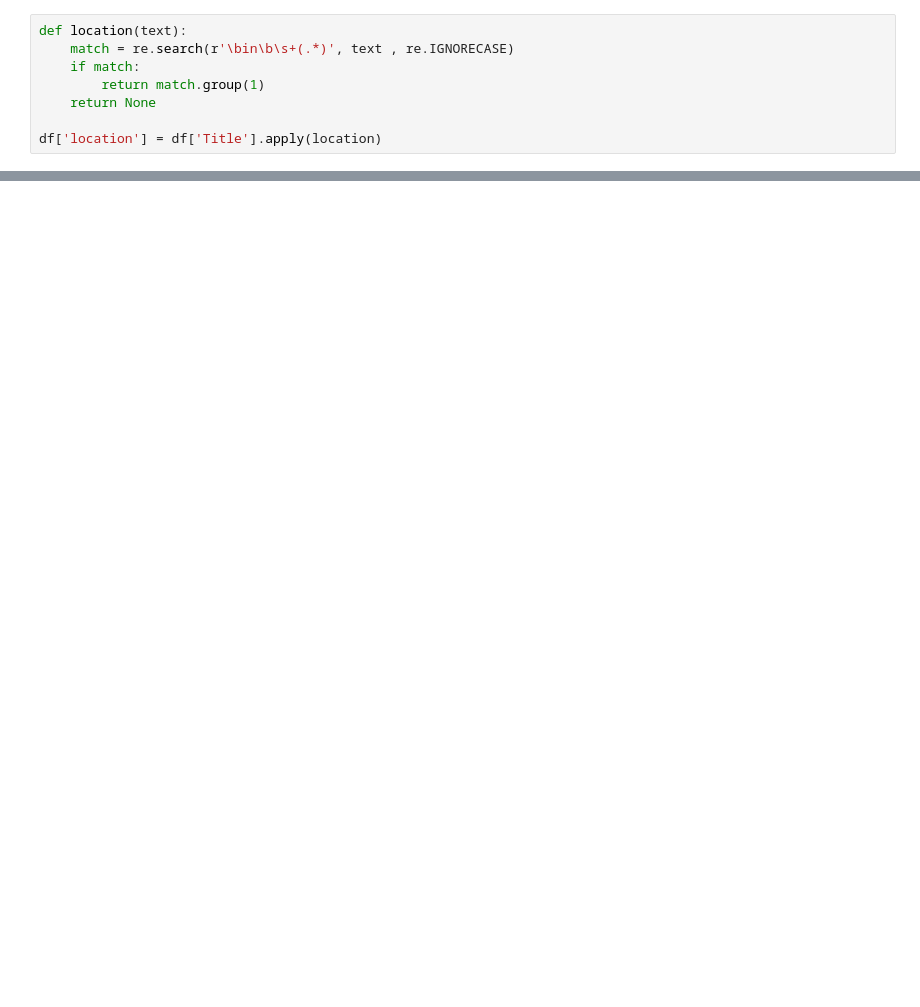
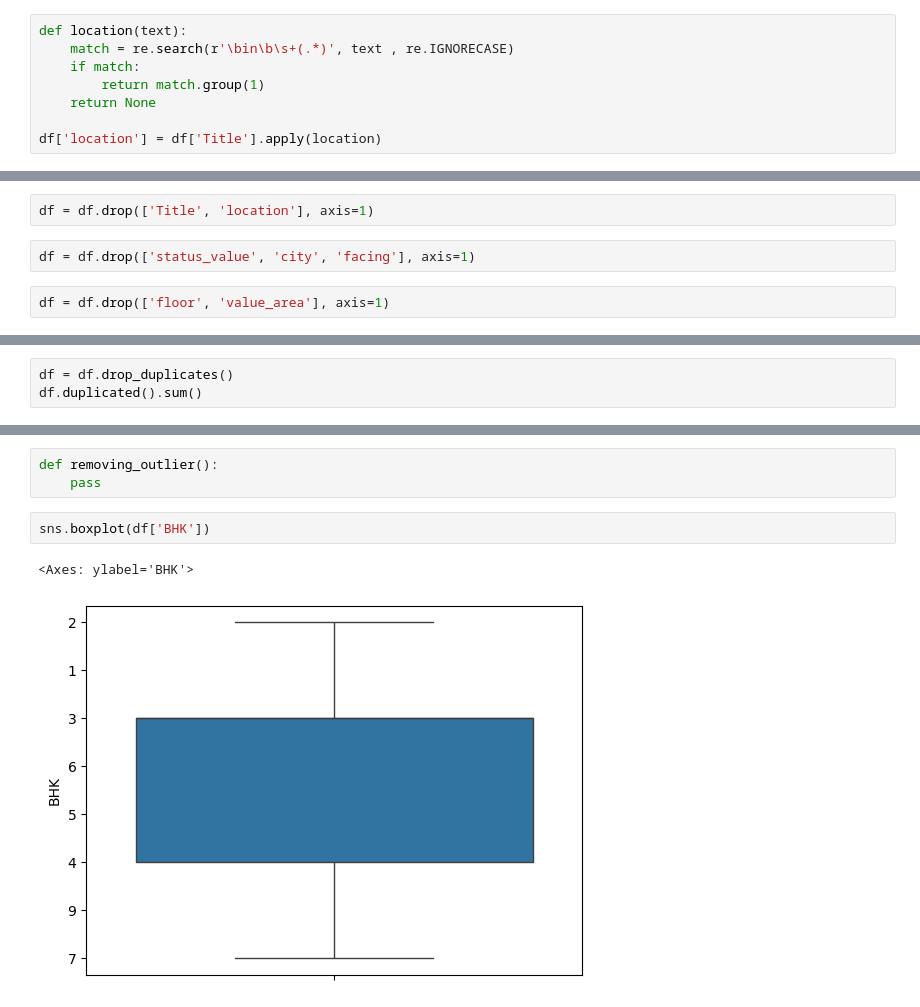
Before and after one commit to bunny-ml/Ahmedabad-Flat-Price-, a Jupyter notebook: notebooks/01_data_cleaning_code.ipynb, the cells around one changed output, grey strips where cells are left out. Drawn from its saved outputs; the diff is of its cells as text; blank space fills up the shorter version.

```diff
--- a/notebooks/01_data_cleaning_code.ipynb
+++ b/notebooks/01_data_cleaning_code.ipynb
@@ -461,0 +529,6 @@ dtype: int64
+# %%
+df = df.drop(['Title', 'location'], axis=1)
+# %%
+df = df.drop(['status_value', 'city', 'facing'], axis=1)
+# %%
+df = df.drop(['floor', 'value_area'], axis=1)
@@ -461,0 +551,3 @@ dtype: int64
+# %%
+df = df.drop_duplicates()
+df.duplicated().sum()
@@ -538,0 +620,8 @@ dtype: object
+# %%
+def removing_outlier():
+    pass
+# %%
+sns.boxplot(df['BHK'])
+# %% [output]
+<Axes: ylabel='BHK'>
+[figure, added]
```
Also changed, not shown: parts of 33 cells of this notebook.
